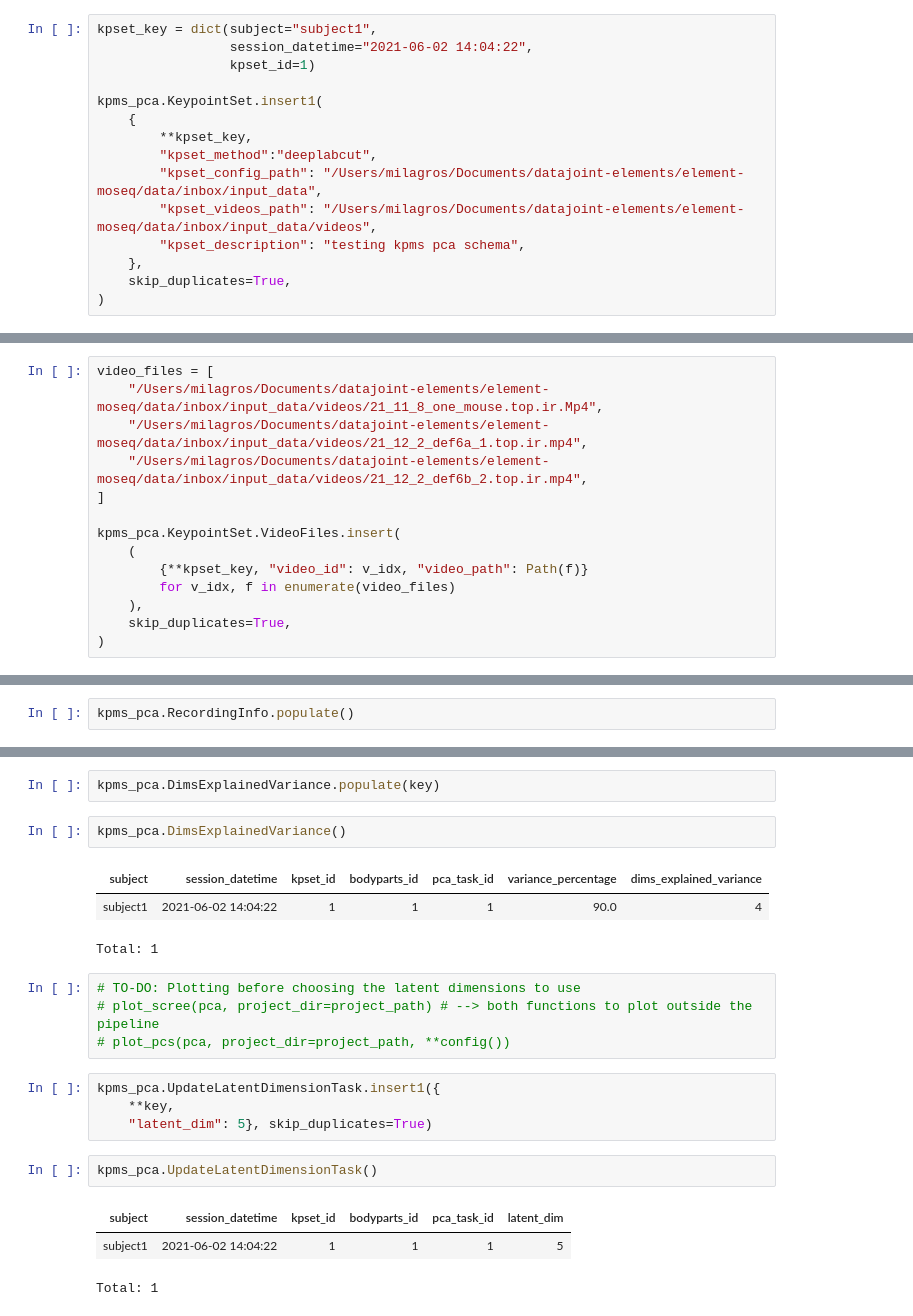
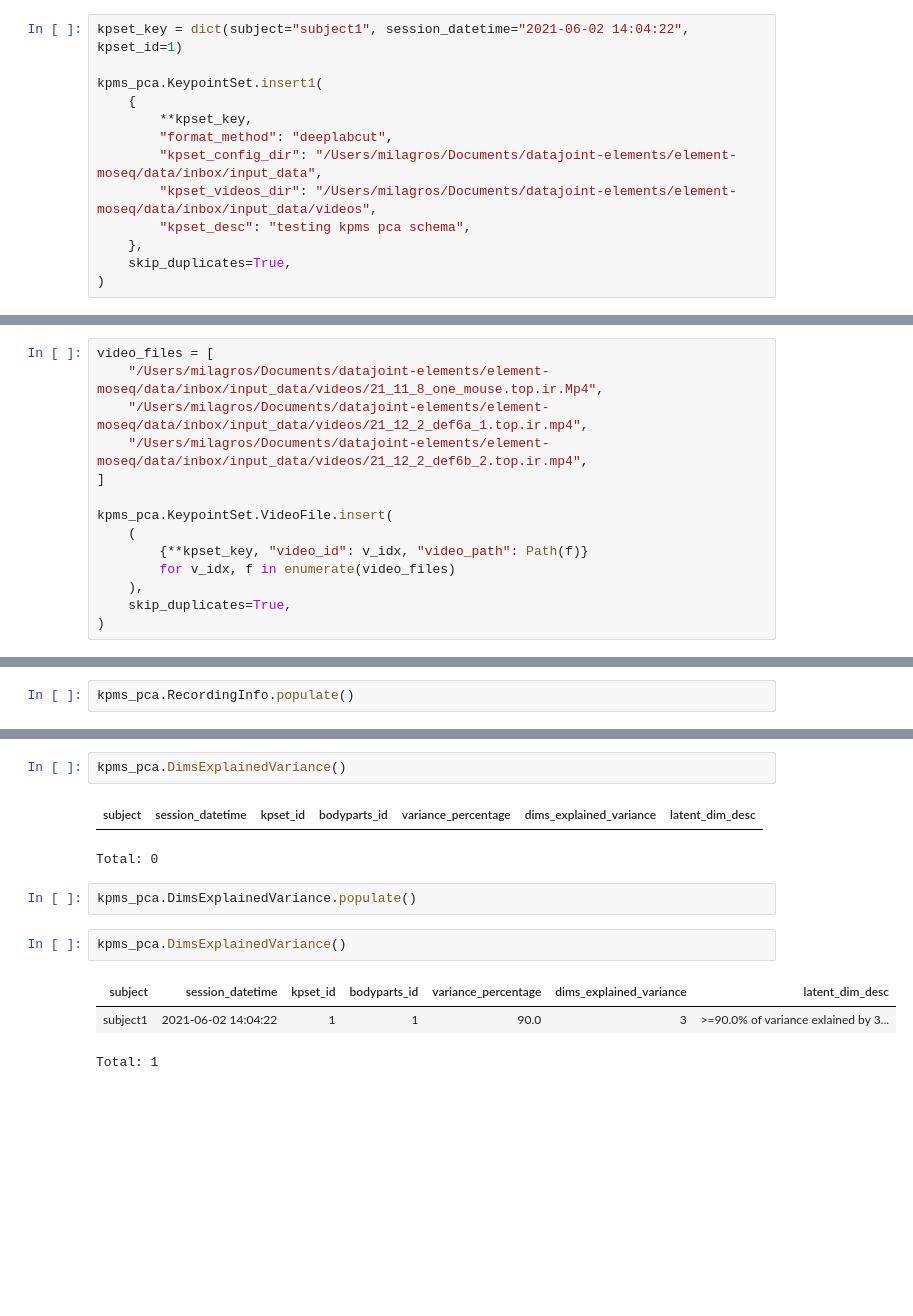
Before and after one commit to datajoint/element-moseq, a Jupyter notebook: notebooks/testing.ipynb, the cells around one changed output, grey strips where cells are left out. Drawn from its saved outputs; the diff is of its cells as text; blank space fills up the shorter version.

Commit message:
Update notebook after testing the new`pca` logics

```diff
--- a/notebooks/testing.ipynb
+++ b/notebooks/testing.ipynb
@@ -58,15 +68,13 @@ session.Session.insert(session_keys, skip_duplicates=True)
 # %%
-kpset_key = dict(subject="subject1",
-                 session_datetime="2021-06-02 14:04:22",
-                 kpset_id=1)
+kpset_key = dict(subject="subject1", session_datetime="2021-06-02 14:04:22", kpset_id=1)
 
 kpms_pca.KeypointSet.insert1(
     {
         **kpset_key,
-        "kpset_method":"deeplabcut",
-        "kpset_config_path": "/Users/milagros/Documents/datajoint-elements/element-moseq/data/inbox/input_data",
-        "kpset_videos_path": "/Users/milagros/Documents/datajoint-elements/element-moseq/data/inbox/input_data/videos",
-        "kpset_description": "testing kpms pca schema",
+        "format_method": "deeplabcut",
+        "kpset_config_dir": "/Users/milagros/Documents/datajoint-elements/element-moseq/data/inbox/input_data",
+        "kpset_videos_dir": "/Users/milagros/Documents/datajoint-elements/element-moseq/data/inbox/input_data/videos",
+        "kpset_desc": "testing kpms pca schema",
     },
     skip_duplicates=True,
 )
@@ -83,7 +91,7 @@ video_files = [
     "/Users/milagros/Documents/datajoint-elements/element-moseq/data/inbox/input_data/videos/21_12_2_def6b_2.top.ir.mp4",
 ]
 
-kpms_pca.KeypointSet.VideoFiles.insert(
+kpms_pca.KeypointSet.VideoFile.insert(
     (
         {**kpset_key, "video_id": v_idx, "video_path": Path(f)}
         for v_idx, f in enumerate(video_files)
@@ -265,22 +213,13 @@ Total: 1
-# %%
-kpms_pca.DimsExplainedVariance.populate(key)
 # %%
 kpms_pca.DimsExplainedVariance()
 # %% [output]
-| subject | session_datetime | kpset_id | bodyparts_id | pca_task_id | variance_percentage | dims_explained_variance |
-| subject1 | 2021-06-02 14:04:22 | 1 | 1 | 1 | 90.0 | 4 |
+| subject | session_datetime | kpset_id | bodyparts_id | variance_percentage | dims_explained_variance | latent_dim_desc |
-Total: 1
+Total: 0
-# %%
-# TO-DO: Plotting before choosing the latent dimensions to use
-# plot_scree(pca, project_dir=project_path) # --> both functions to plot outside the pipeline
-# plot_pcs(pca, project_dir=project_path, **config())
-# %%
-kpms_pca.UpdateLatentDimensionTask.insert1({
-    **key,
-    "latent_dim": 5}, skip_duplicates=True)
+# %%
+kpms_pca.DimsExplainedVariance.populate()
 # %%
-kpms_pca.UpdateLatentDimensionTask()
+kpms_pca.DimsExplainedVariance()
 # %% [output]
-| subject | session_datetime | kpset_id | bodyparts_id | pca_task_id | latent_dim |
-| subject1 | 2021-06-02 14:04:22 | 1 | 1 | 1 | 5 |
+| subject | session_datetime | kpset_id | bodyparts_id | variance_percentage | dims_explained_variance | latent_dim_desc |
+| subject1 | 2021-06-02 14:04:22 | 1 | 1 | 90.0 | 3 | >=90.0% of variance exlained by 3... |
 Total: 1
```
Also changed, not shown: parts of 35 cells of this notebook.
